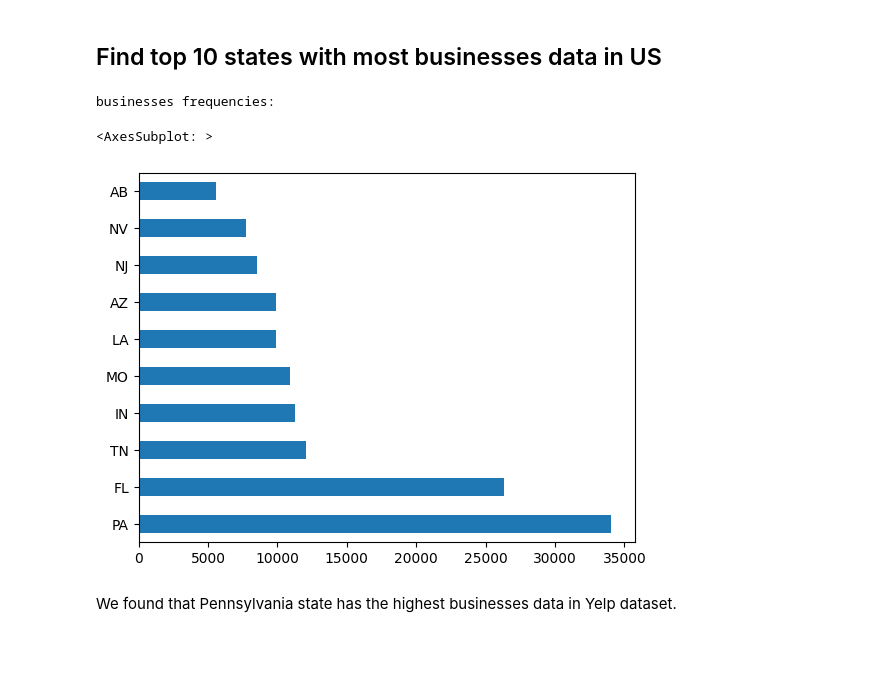
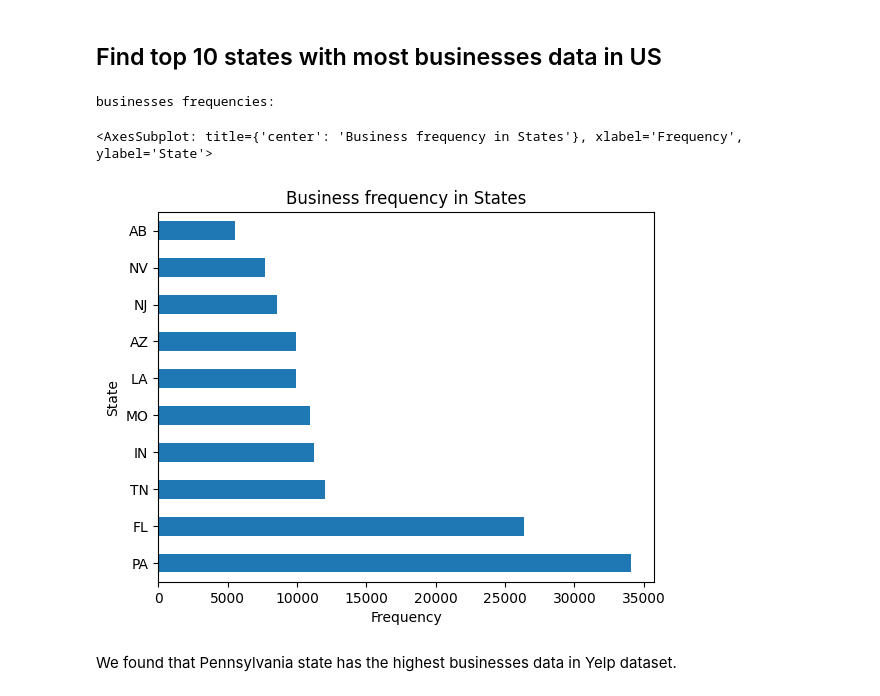
Before and after one commit to Makiato1999/COMP4710_Yelp, a Jupyter notebook: First_Stage/Data_Preprocessing.ipynb, the cells around one changed output. Cells and saved outputs as stored; diff of their text form; code cells hidden in the pictures; blank space fills up the shorter version.

```diff
--- a/First_Stage/Data_Preprocessing.ipynb
+++ b/First_Stage/Data_Preprocessing.ipynb
@@ -26,11 +26,11 @@ df_business = pd.read_json(business_json_file , lines=True)
 # %%
 df_busi_state_frequencies = df_business['state'].value_counts()
 print("businesses frequencies: ")
-df_busi_state_frequencies.head(10).plot(kind='barh')
+df_busi_state_frequencies.head(10).plot(kind='barh' , title='Business frequency in States' , xlabel='Frequency' , ylabel='State')
 # %% [output]
 businesses frequencies:
-<AxesSubplot: >
+<AxesSubplot: title={'center': 'Business frequency in States'}, xlabel='Frequency', ylabel='State'>
-[figure, old version]
+[figure, new version]
 # %% [markdown]
 We found that Pennsylvania state has the highest businesses data in Yelp dataset.
 # %%
```
Also changed, not shown: parts of 11 cells of this notebook.
